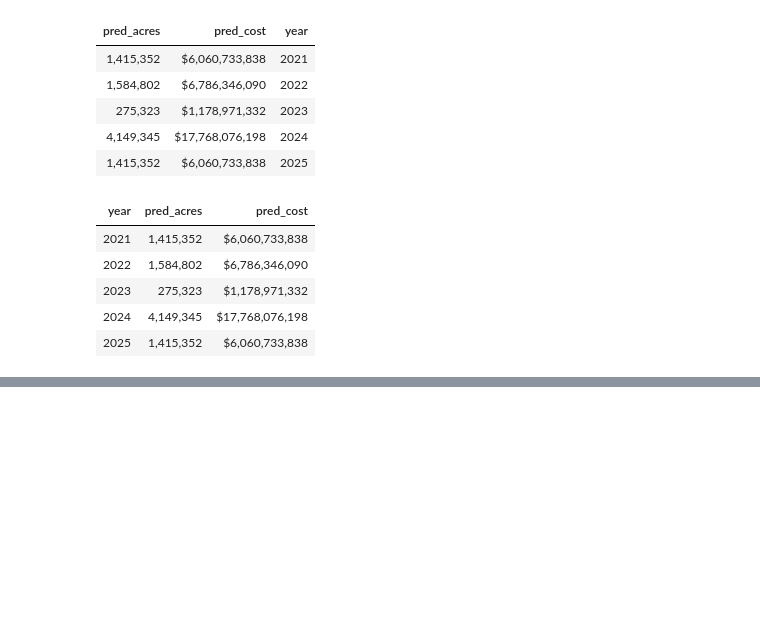
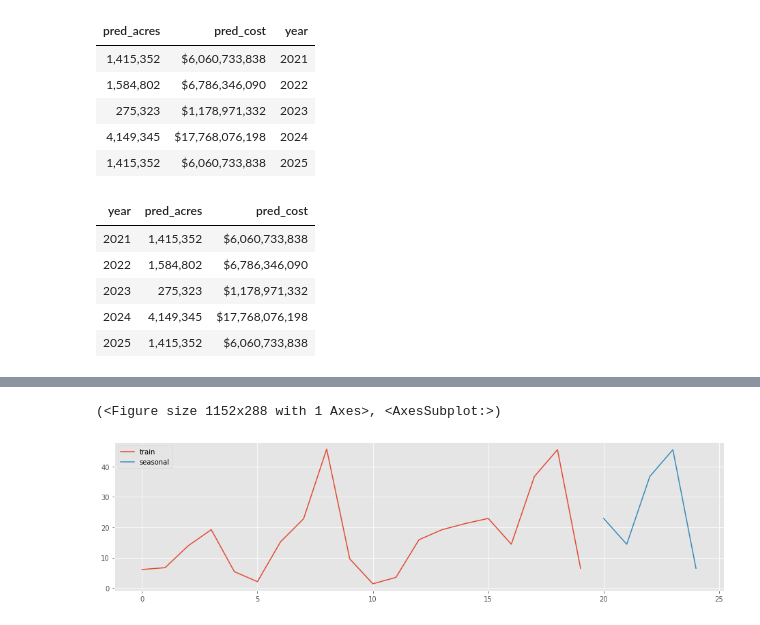
Before and after one commit to jefremides/Project_5, a Jupyter notebook: claire_data_cleaning_acres.ipynb, the cells around one changed output, grey strips where cells are left out. Drawn from its saved outputs; the diff is of its cells as text; code cells hidden in the pictures; blank space fills up the shorter version.

```diff
--- a/claire_data_cleaning_acres.ipynb
+++ b/claire_data_cleaning_acres.ipynb
@@ -214,0 +274,8 @@ predictions_df.style.format(format_dict).hide_index()
+# %%
+naive_model_season = NaiveForecaster(strategy='last', sp=5)
+naive_model_season.fit(y)
+y_preds_season_est = naive_model_season.predict(list(range(1, 6)))
+plot_ys(y, y_preds_season_est, labels = ['train', 'seasonal'])
+# %% [output]
+(<Figure size 1152x288 with 1 Axes>, <AxesSubplot:>)
+[figure, added]
```
Also changed, not shown: parts of 6 cells of this notebook, 2 other files.
